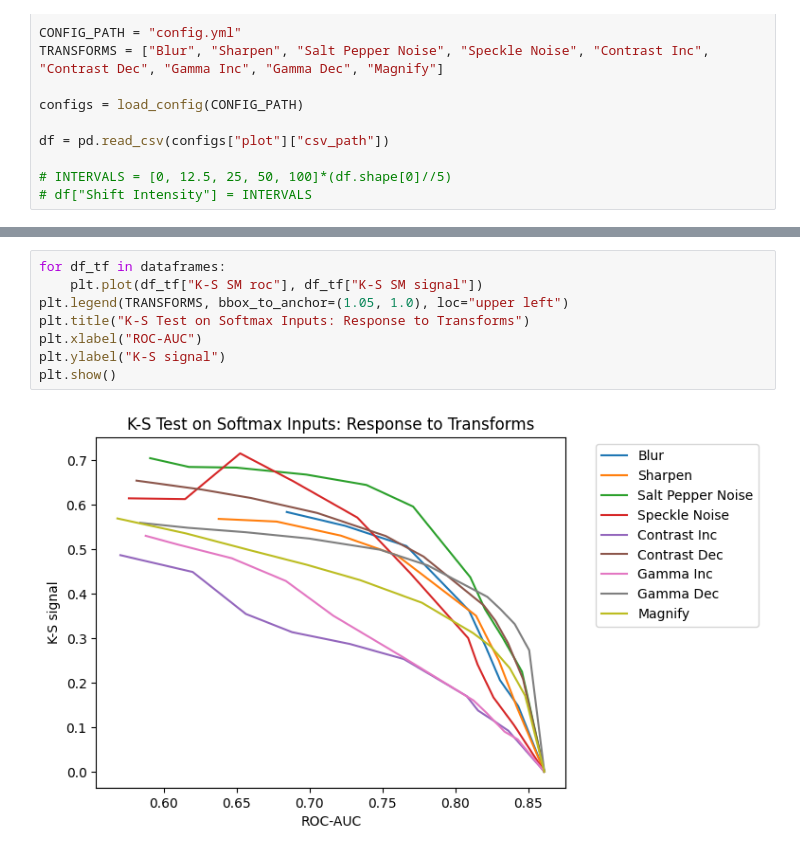
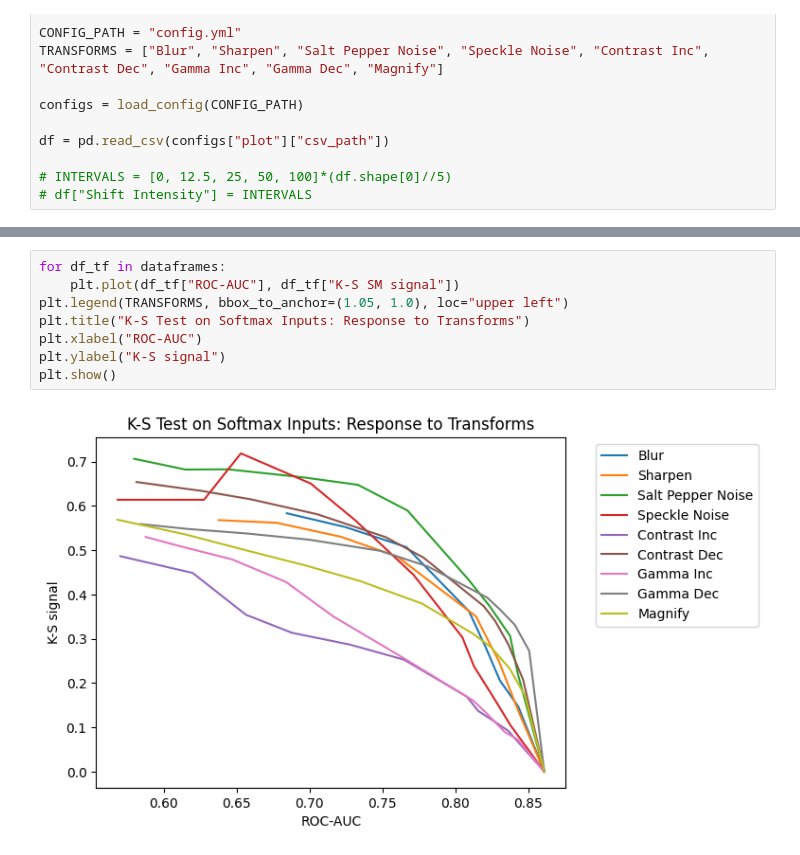
Before and after one commit to leeping-ng/med-img-monitoring, a Jupyter notebook: src/tf_signal_vs_rocauc_results.ipynb, the cells around one changed output, grey strips where cells are left out. Saved outputs shown, nothing was run; the diff lists cells and outputs as text.

```diff
--- a/src/tf_signal_vs_rocauc_results.ipynb
+++ b/src/tf_signal_vs_rocauc_results.ipynb
@@ -54,10 +54,10 @@ dataframes[0]
 # %%
 for df_tf in dataframes:
-    plt.plot(df_tf["K-S SM roc"], df_tf["K-S SM signal"])
+    plt.plot(df_tf["ROC-AUC"], df_tf["K-S SM signal"])
 plt.legend(TRANSFORMS, bbox_to_anchor=(1.05, 1.0), loc="upper left")
 plt.title("K-S Test on Softmax Inputs: Response to Transforms")
 plt.xlabel("ROC-AUC")
 plt.ylabel("K-S signal")
 plt.show()
 # %% [output]
-[figure, old version]
+[figure, new version]
```
Also changed, not shown: parts of 7 cells of this notebook, 1 other file.
